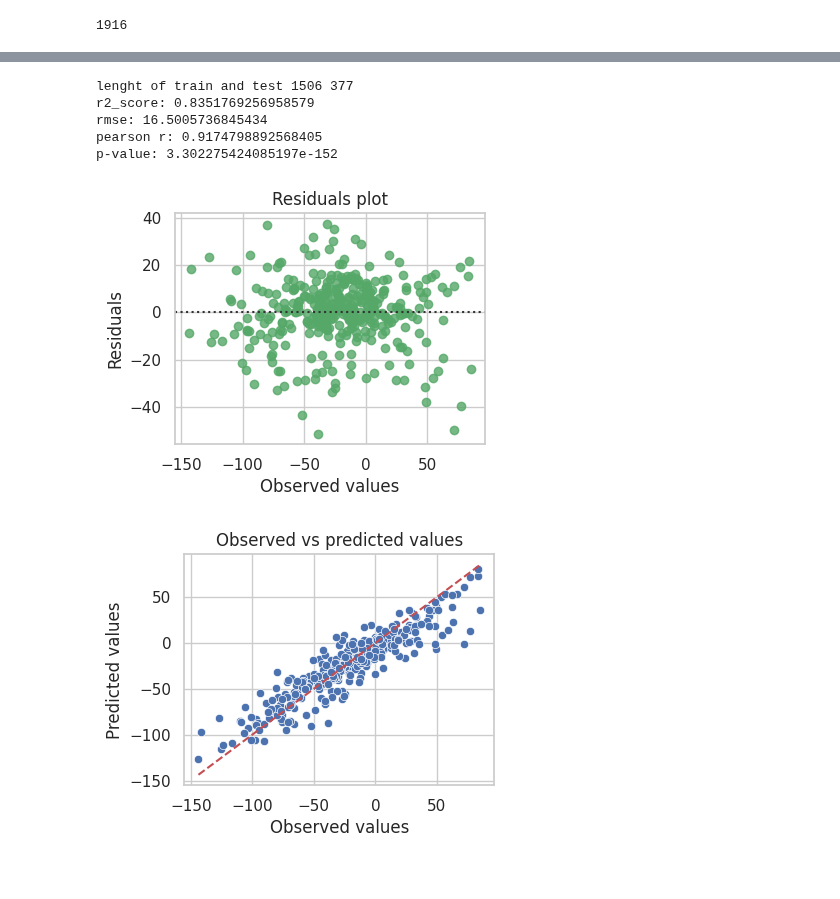
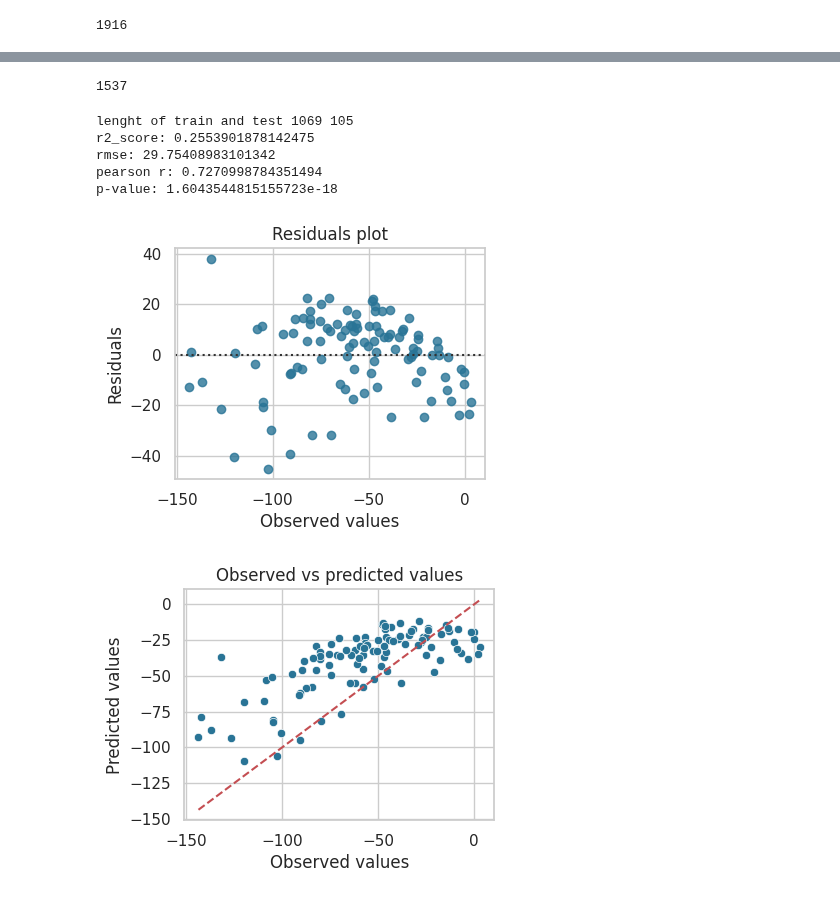
Before and after one commit to dfguerrerom/gwl-modeling, a Jupyter notebook: 3_1_cross_validation_interpretation.ipynb, the cells around one changed output, grey strips where cells are left out. Saved outputs shown, nothing was run; the diff lists cells and outputs as text; code cells hidden in the pictures.

```diff
--- a/3_1_cross_validation_interpretation.ipynb
+++ b/3_1_cross_validation_interpretation.ipynb
@@ -165,9 +151,7 @@ bad_stations = ['batok1','batok2','brg11','brg13','brg16','BRG_620309_01','BRG_6
 # %%
 df = pd.read_csv("data/9_clean_training_data/all_training_data_with_extra_and_locations_and_precipSum.csv", parse_dates=["date"])
 assert len(df) == 32783, "The length of the dataframe is not correct"
-df = df[(~df.id.isin(bad_stations)) & (df.phu_id.isin(best_phus))]
-print(len(df))
-
-data = df.copy()
+data = df[(~df.id.isin(bad_stations)) & (df.phu_id.isin(best_phus))].copy()
+print(len(data))
 # %% [output]
 1916
@@ -239,42 +252,71 @@ data.phu_id.unique()
+# %%
+562 +975
+# %% [output]
+1537
 # %%
 # divide test/train by random sampling
 
 # randomly select 80% as train and the rest as test
 
-train_data = data[data.gwl_cm>-150].sample(frac=0.8)
-test_data = data[data.gwl_cm>-150].drop(train_data.index)
+# train_data = data[data.gwl_cm>-150].sample(frac=0.8)
+# test_data = data[data.gwl_cm>-150].drop(train_data.index)
+
+# best_kalimantan_phus = [357., 297., 350., 351., 352.]
+
+# Create a new feature that indicates if an area is flooded or not
+
+train_data = df[
+    (df.gwl_cm>-150)
+    & (df.gwl_cm<5)
+    & (df.phu_id.isin([350, 351, 379, ]))
+    & (~df.id.isin(bad_stations))
+]
+
+test_data = df[
+    (df.gwl_cm>-150)
+    & (df.gwl_cm<5)
+    & (df.phu_id.isin([357]))
+    &(~df.id.isin(bad_stations))
+
+
+]
+
+# test_data = df[
+#     (df.id == "BRG_630801_01") & (df.gwl_cm>-150)
+# ]
 
 X_train, X_test = train_data[explain_vars], test_data[explain_vars]
 y_train, y_test = train_data["gwl_cm"], test_data["gwl_cm"]
 
 print("lenght of train and test", len(X_train), len(X_test))
 
 ####################### TRAIN
 
 regr = get_random_forest()
 
 regr.fit(X_train, y_train)
 y_pred_test = regr.predict(X_test)
 
 r, p = pearsonr(y_test, y_pred_test)
 r2_score_val = r2_score(y_test, y_pred_test)
 rmse = np.sqrt(mean_squared_error(y_test, y_pred_test))
 
 # print all the metrics
 print(f"r2_score: {r2_score_val}")
 print(f"rmse: {rmse}")
 print(f"pearson r: {r}")
 print(f"p-value: {p}")
 
-plot_observed_vs_predicted(y_test, y_pred_test, "Observed vs Predicted GWL")
+
+plot_observed_vs_predicted(y_test, y_pred_test, color=0)
 # %% [output]
-lenght of train and test 1506 377
-r2_score: 0.8351769256958579
-rmse: 16.5005736845434
-pearson r: 0.9174798892568405
-p-value: 3.302275424085197e-152
+lenght of train and test 1069 105
+r2_score: 0.2553901878142475
+rmse: 29.75408983101342
+pearson r: 0.7270998784351494
+p-value: 1.6043544815155723e-18
-[figure, old version]
+[figure, new version]
-[figure, old version]
+[figure, new version]
 # %%
 from gee_scripts.models import bootstrap
 # %%
```
Also changed, not shown: parts of 9 cells of this notebook, 14 other files.
